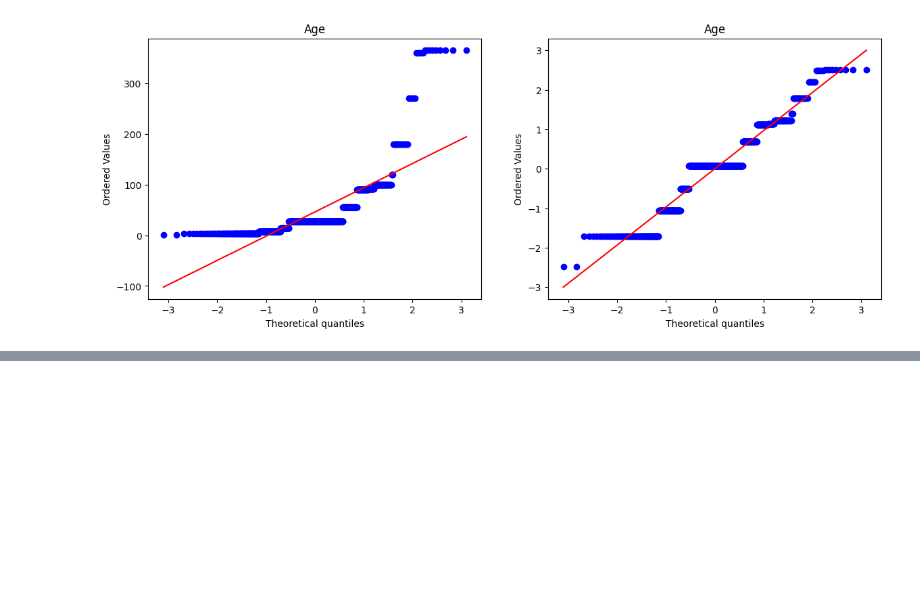
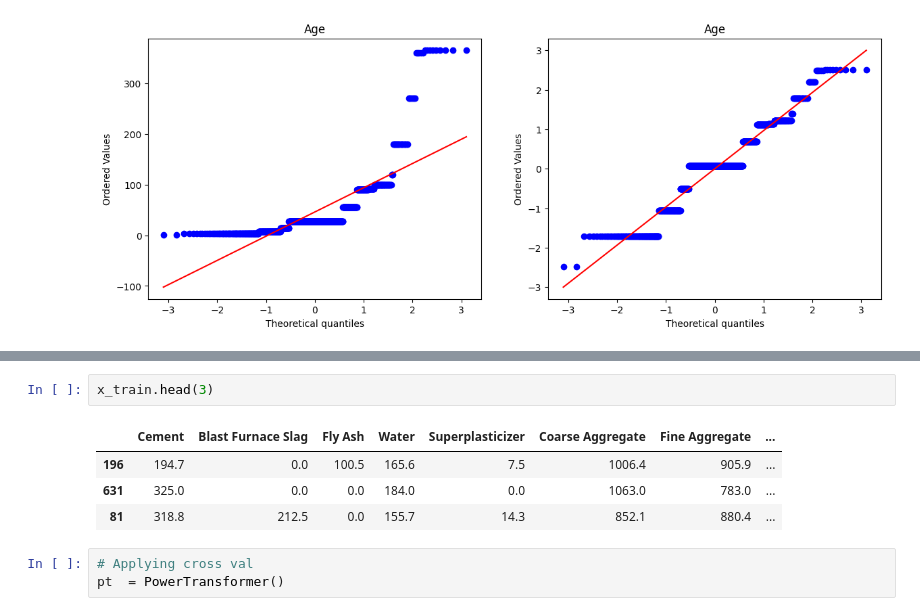
Before and after one commit to DeepakAK47/ML-Learning-Journey, a Jupyter notebook: fourth_phase/day31.ipynb, the cells around one changed output, grey strips where cells are left out. Cells and saved outputs as stored; diff of their text form; blank space fills up the shorter version.

Commit message:
apply yeo johnson

```diff
--- a/fourth_phase/day31.ipynb
+++ b/fourth_phase/day31.ipynb
@@ -271,0 +433,10 @@ for col in x_train_transformed.columns:
+# %%
+x_train.head(3)
+# %% [output]
+|  | Cement | Blast Furnace Slag | Fly Ash | Water | Superplasticizer | Coarse Aggregate | Fine Aggregate | ... |
+| 196 | 194.7 | 0.0 | 100.5 | 165.6 | 7.5 | 1006.4 | 905.9 | ... |
+| 631 | 325.0 | 0.0 | 0.0 | 184.0 | 0.0 | 1063.0 | 783.0 | ... |
+| 81 | 318.8 | 212.5 | 0.0 | 155.7 | 14.3 | 852.1 | 880.4 | ... |
+# %%
+# Applying cross val
+pt  = PowerTransformer()
```
Also changed, not shown: parts of 10 cells of this notebook.
